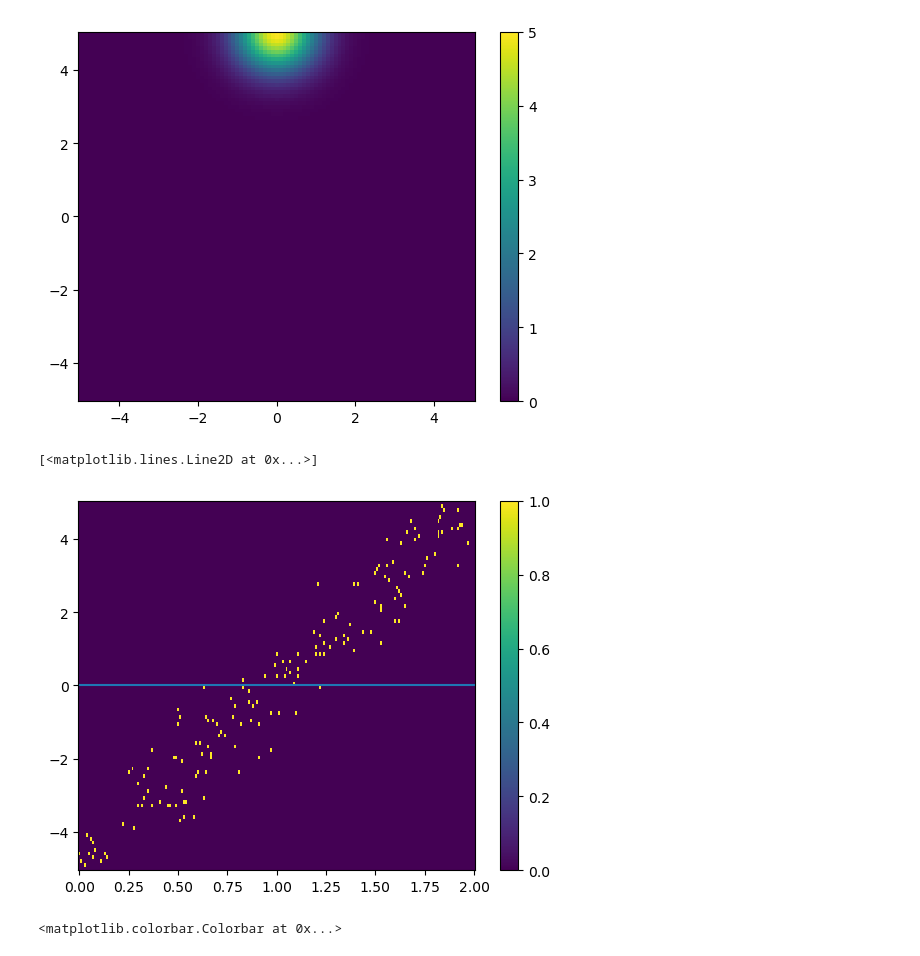
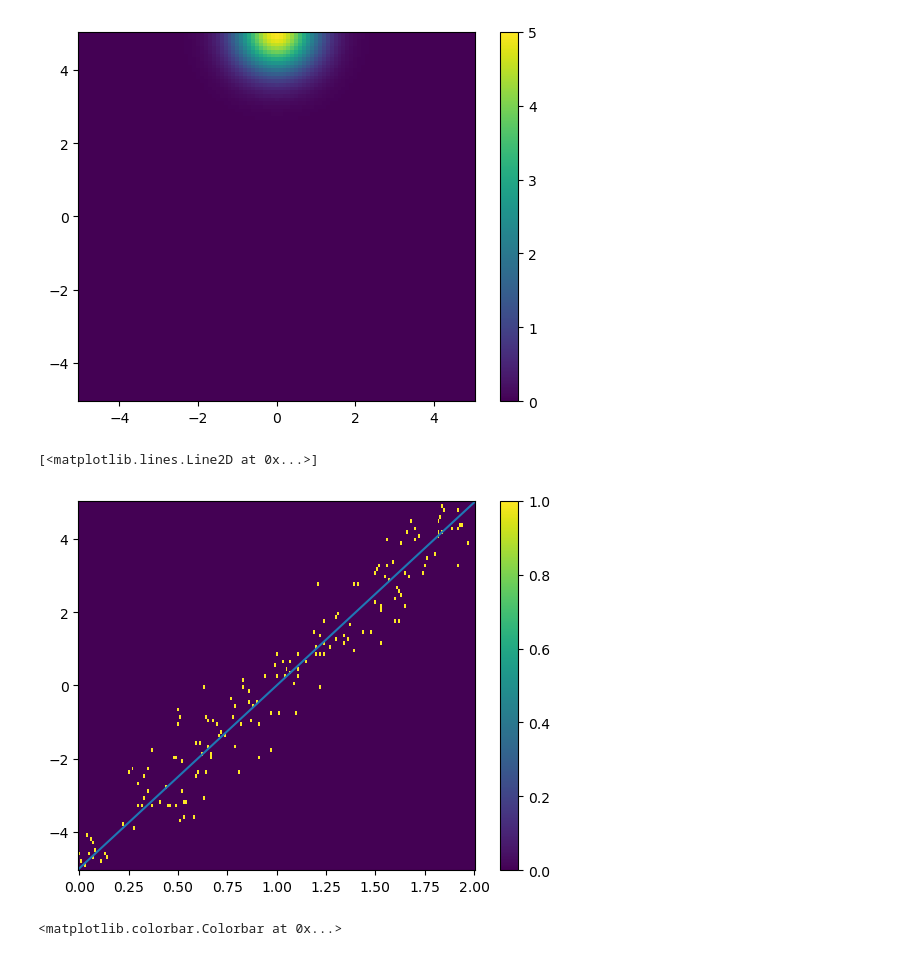
Before and after one commit to yyhhoi/HippoSLAM, a Jupyter notebook: controllers/hipposlam/Bayesian2D.ipynb, the cells around one changed output. Cells and saved outputs as stored; diff of their text form; code cells hidden in the pictures.

```diff
--- a/controllers/hipposlam/Bayesian2D.ipynb
+++ b/controllers/hipposlam/Bayesian2D.ipynb
@@ -58,7 +60,7 @@ def tuning(x, xc, y, yc):
 dx, dy = 0.1, 0.1
 xax = np.arange(-5, 5+dx, dx)
 yax = np.arange(-5, 5+dy, dy)
-yy, xx = np.meshgrid(xax, yax)
+xx, yy = np.meshgrid(xax, yax, indexing='ij')
 
 num_neurons = 100
 np.random.seed(0)
@@ -94,13 +106,13 @@ plt.colorbar()
 # %%
 # Example spike counts / event counts.
 # Calcium trace data might use something else. But classical decoding needs integer spike counts with poisson distribution
 fig, ax = plt.subplots()
 im = ax.pcolormesh(trajt, field_x, k_all.T)
 plt.colorbar(im)
-ax.plot(trajt, trajy)
+ax.plot(trajt, trajx)
 # %% [output]
 [<matplotlib.lines.Line2D at 0x...>]
-[figure, old version]
+[figure, new version]
 # %%
 # Start decoding based on spike counts
 all_logL = np.zeros((trajt.shape[0], xax.shape[0], yax.shape[0]))
```
Also changed, not shown: parts of 2 cells of this notebook.
